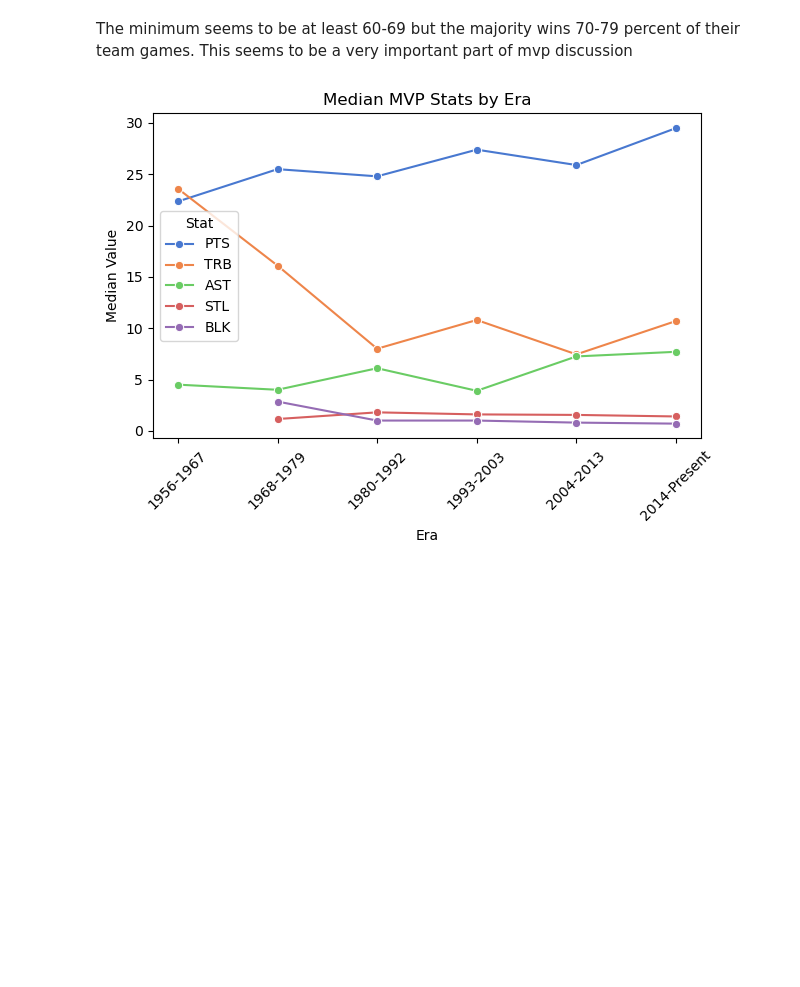
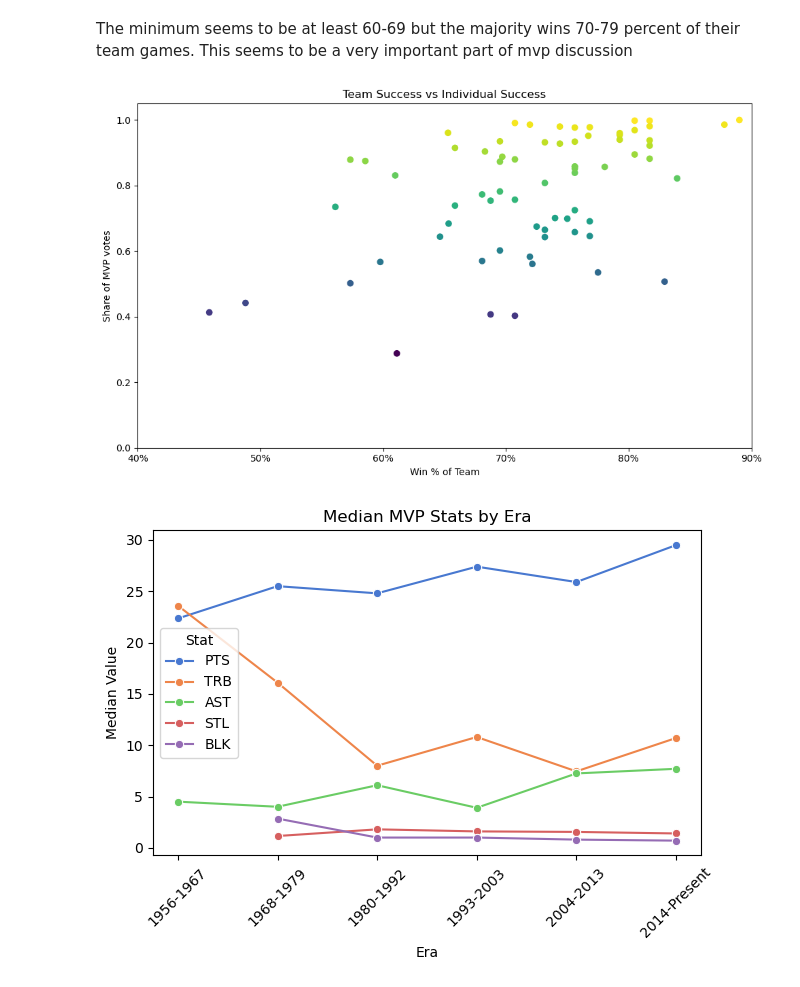
Before and after one commit to schao021/NBA_Award_Trends_and_Predictor, a Jupyter notebook: Award_Analysis.ipynb, the cells around one changed output. Drawn from its saved outputs; the diff is of its cells as text; code cells hidden in the pictures; blank space fills up the shorter version.

```diff
--- a/Award_Analysis.ipynb
+++ b/Award_Analysis.ipynb
@@ -216,6 +240,25 @@ plt.show()
 # %% [markdown]
 The minimum seems to be at least 60-69 but the majority wins 70-79 percent of their team games.
 This seems to be a very important part of mvp discussion
+# %%
+win_vs_share = df_merged_mvp[['Win_%', 'share']]
+plt.figure(figsize=(10, 6))
+plt.scatter(
+    win_vs_share['Win_%'],
+    win_vs_share['share'],
+    c=win_vs_share['share'],
+    cmap='viridis'
+)
+plt.title('Team Success vs Individual Success')
+plt.ylabel('Share of MVP votes')
+plt.xlabel('Win % of Team')
+plt.xlim(40, 90)
+plt.ylim(0, 1.05)
+plt.gca().xaxis.set_major_formatter(PercentFormatter(decimals=0))
+plt.tight_layout()
+plt.show()
+# %% [output]
+[figure, added]
 # %%
 
 mvp_top_stats = df_merged_mvp.groupby('Era',observed=False)[['PTS', 'TRB', 'AST', 'STL', 'BLK']].median()
```
Also changed, not shown: parts of 8 cells of this notebook, 1 other file.
